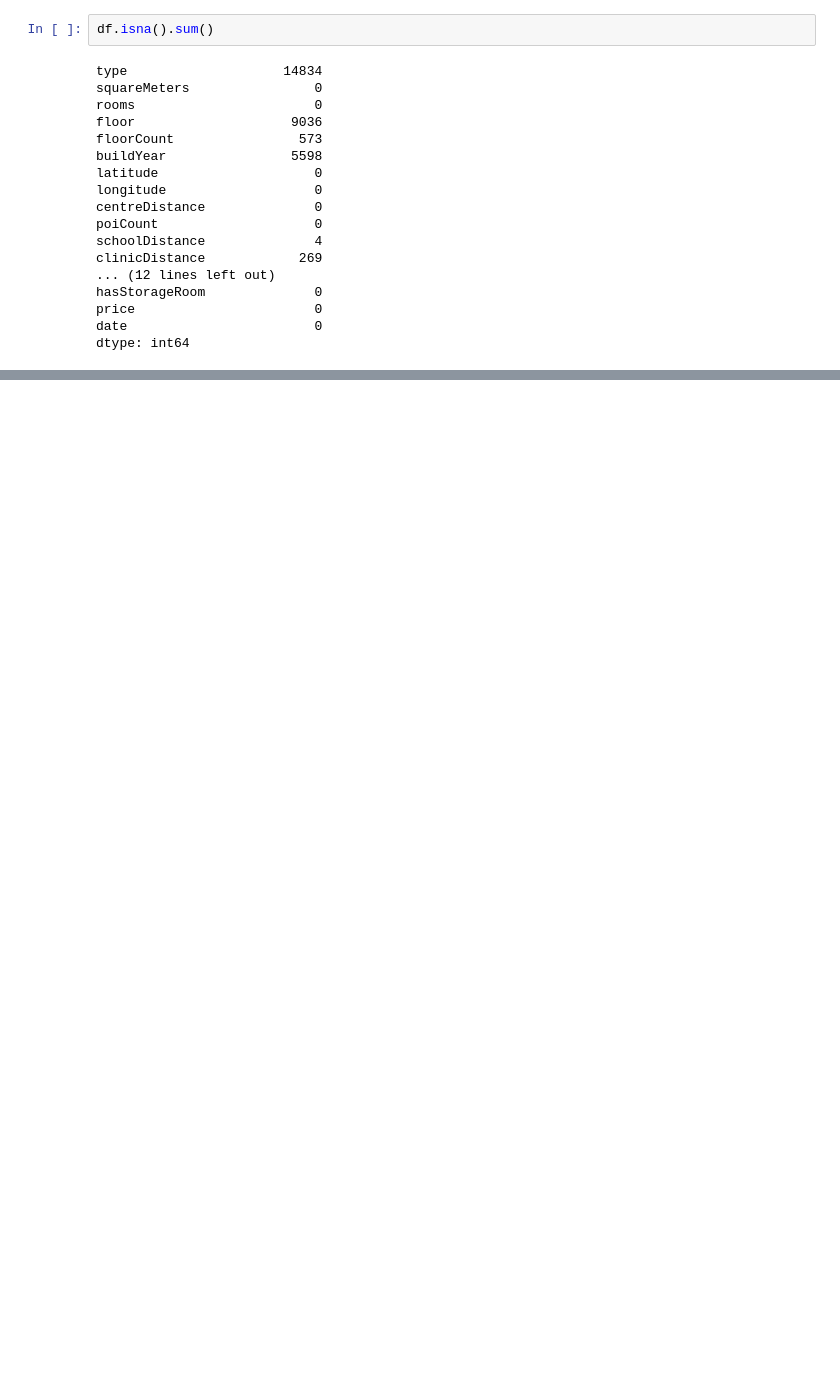
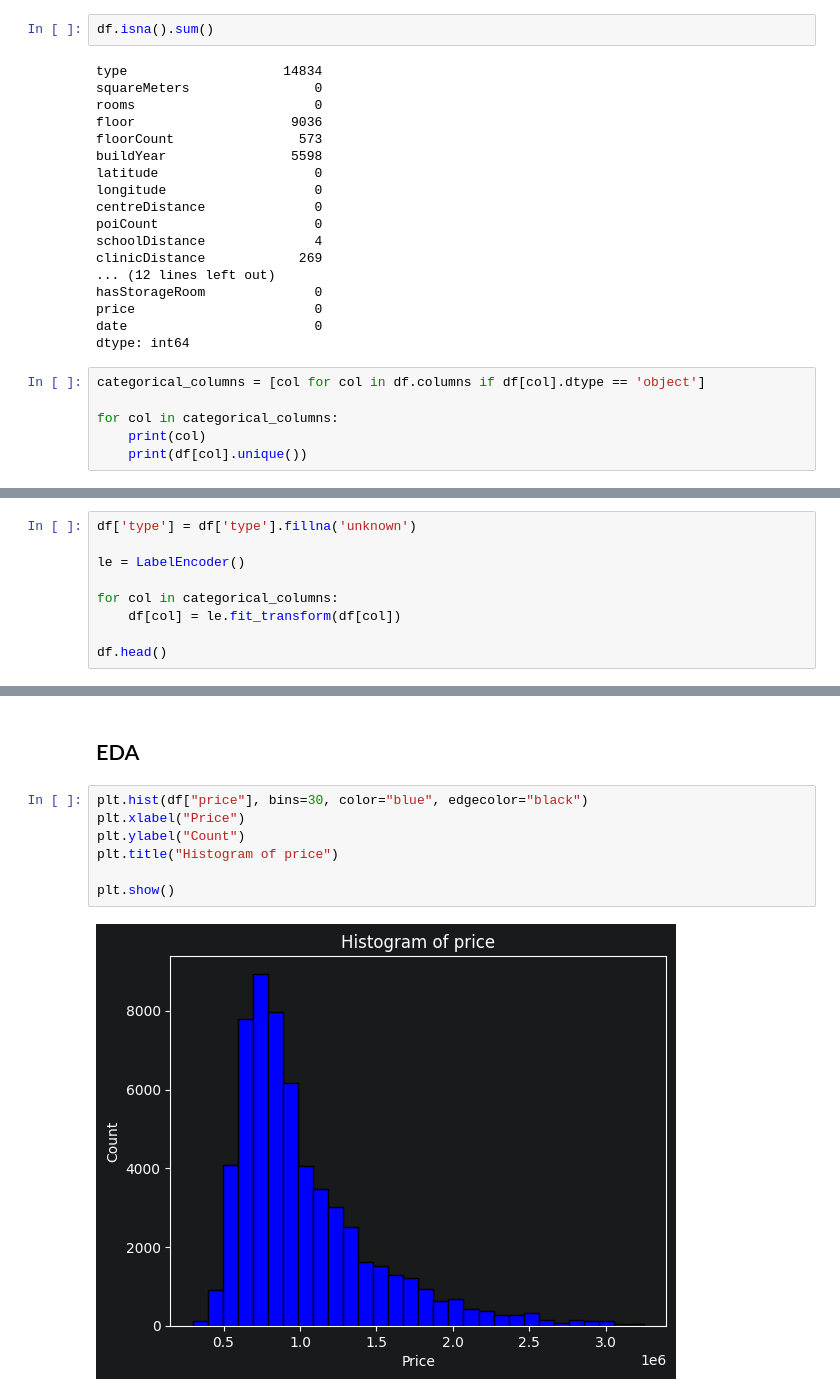
Before and after one commit to jroznerski/property-pricing-pl, a Jupyter notebook: notebooks/01_data_understanding.ipynb, the cells around one changed output, grey strips where cells are left out. Saved outputs shown, nothing was run; the diff lists cells and outputs as text; blank space fills up the shorter version.

```diff
--- a/notebooks/01_data_understanding.ipynb
+++ b/notebooks/01_data_understanding.ipynb
@@ -95,3 +101,9 @@ hasStorageRoom              0
 price                       0
 date                        0
 dtype: int64
+# %%
+categorical_columns = [col for col in df.columns if df[col].dtype == 'object']
+
+for col in categorical_columns:
+    print(col)
+    print(df[col].unique())
@@ -97,0 +128,9 @@ dtype: int64
+# %%
+df['type'] = df['type'].fillna('unknown')
+
+le = LabelEncoder()
+
+for col in categorical_columns:
+    df[col] = le.fit_transform(df[col])
+
+df.head()
@@ -97,0 +144,11 @@ dtype: int64
+# %% [markdown]
+## EDA
+# %%
+plt.hist(df["price"], bins=30, color="blue", edgecolor="black")
+plt.xlabel("Price")
+plt.ylabel("Count")
+plt.title("Histogram of price")
+
+plt.show()
+# %% [output]
+[figure, added]
```
Also changed, not shown: parts of 17 cells of this notebook, 1 other file.
